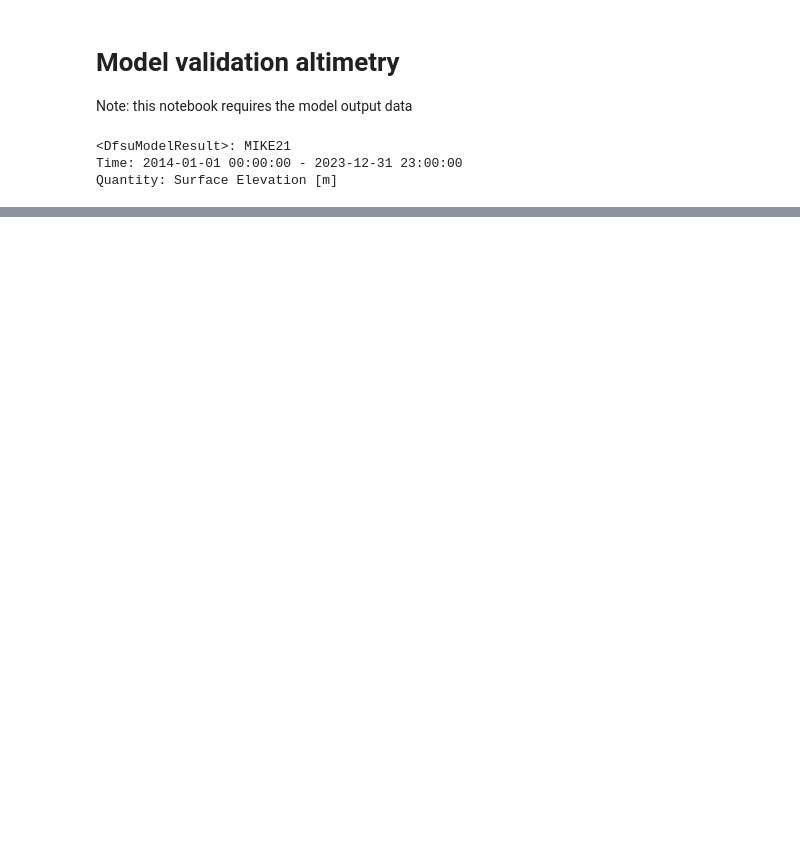
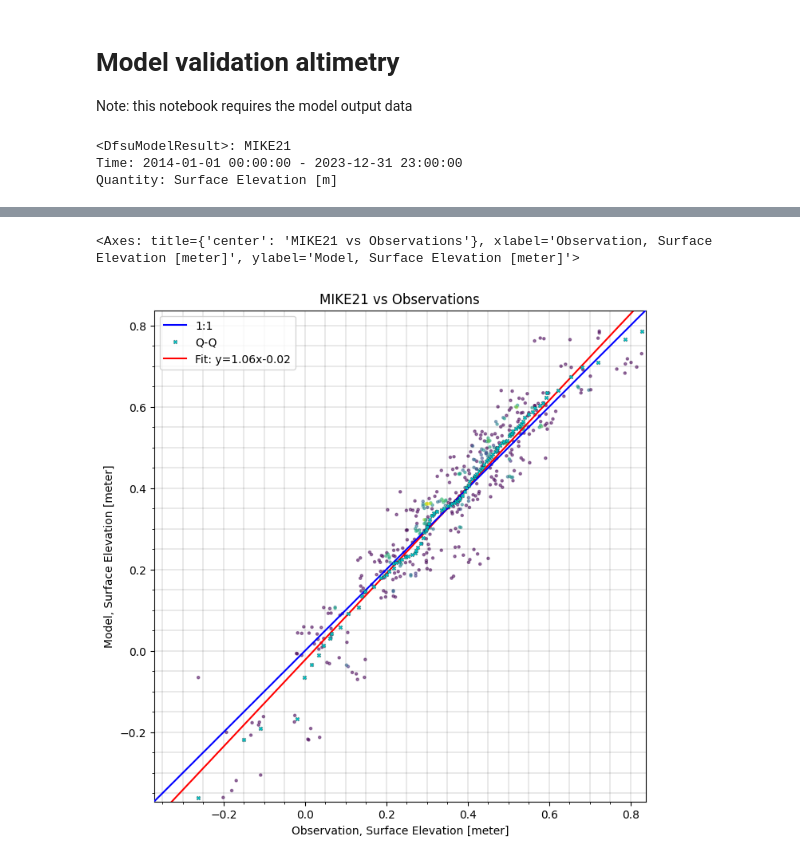
Before and after one commit to DHI/WaterBench-MIKE21HD-Oresund, a Jupyter notebook: code/model_validation_altimetry.ipynb, the cells around one changed output, grey strips where cells are left out. Saved outputs shown, nothing was run; the diff lists cells and outputs as text; code cells hidden in the pictures; blank space fills up the shorter version.

```diff
--- a/code/model_validation_altimetry.ipynb
+++ b/code/model_validation_altimetry.ipynb
@@ -60,0 +52,5 @@ for cmp in cc:
+# %%
+cc.plot.scatter();
+# %% [output]
+<Axes: title={'center': 'MIKE21 vs Observations'}, xlabel='Observation, Surface Elevation [meter]', ylabel='Model, Surface Elevation [meter]'>
+[figure, added]
```
Also changed, not shown: parts of 5 cells of this notebook.
